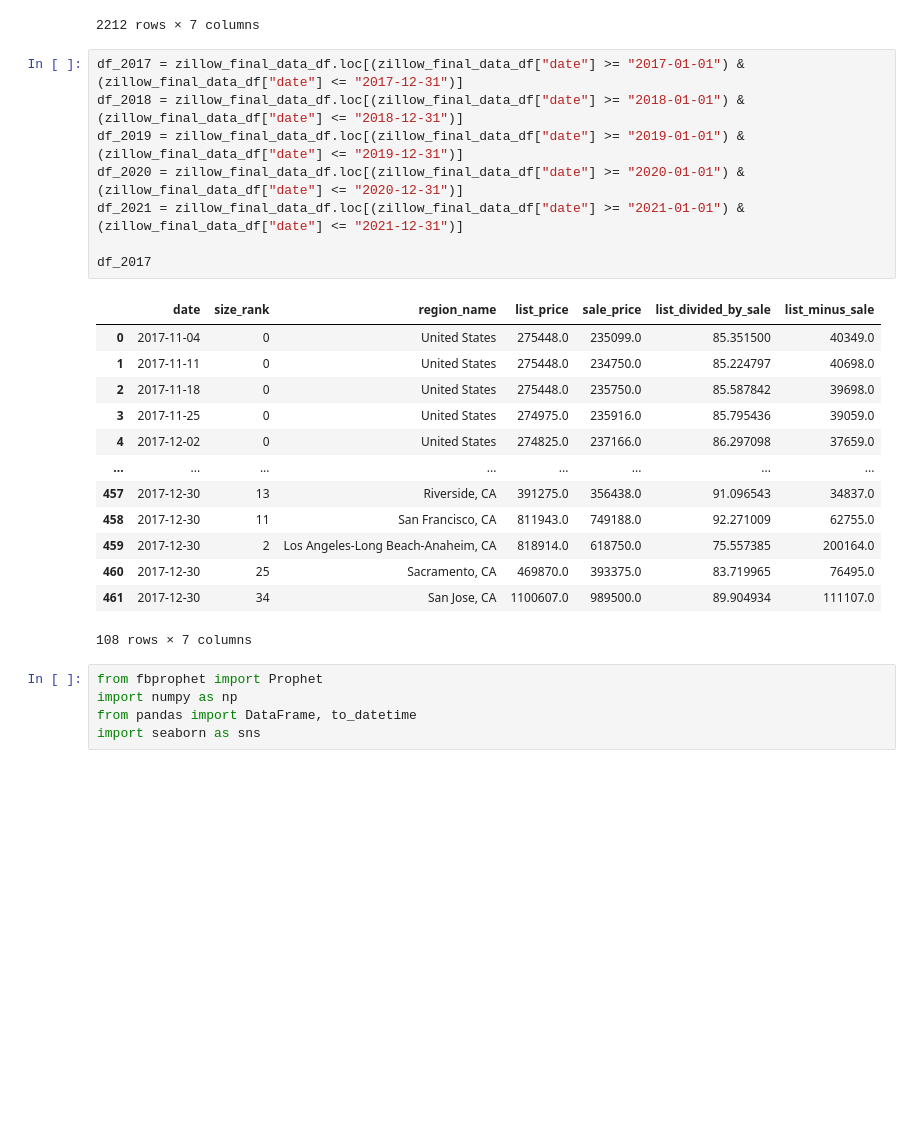
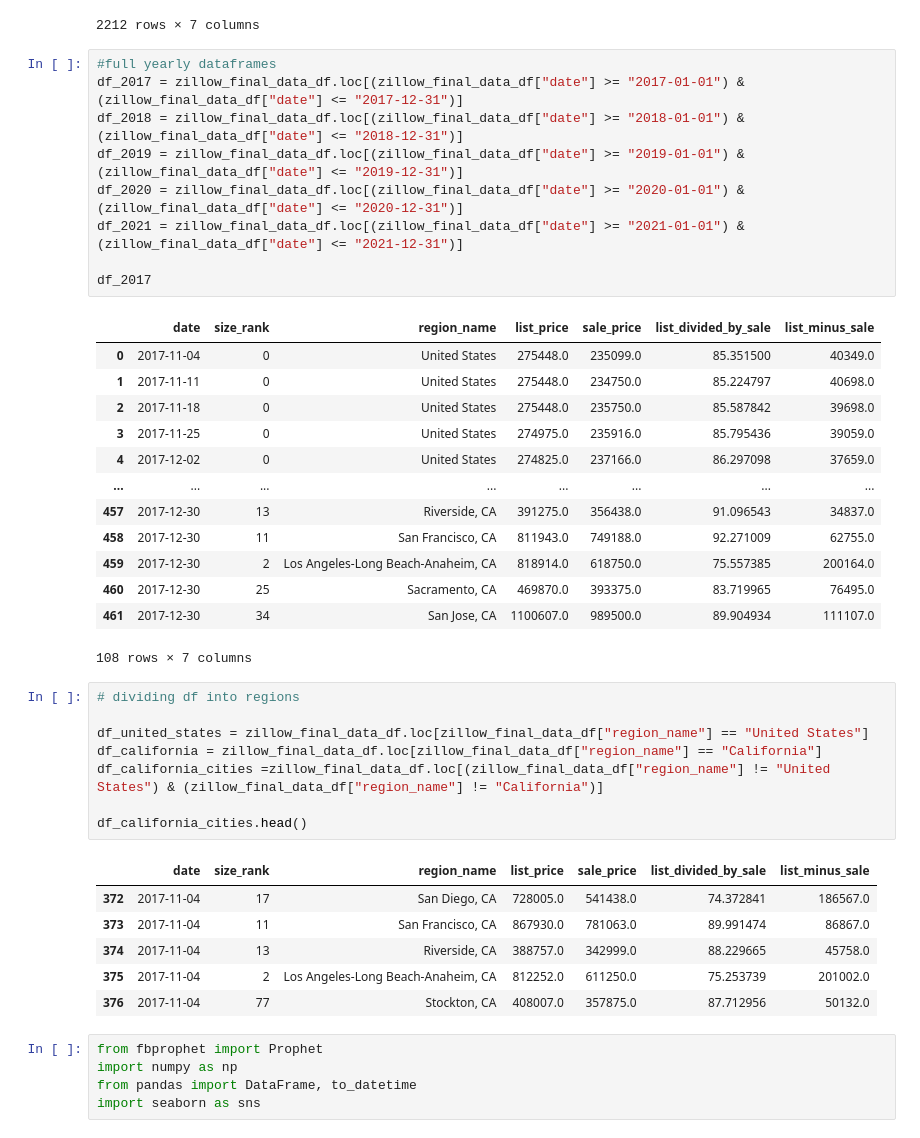
Before and after one commit to qklm/Zillow_Group_Project, a Jupyter notebook: zillow_final.ipynb, the cells around one changed output. Drawn from its saved outputs; the diff is of its cells as text; blank space fills up the shorter version.

```diff
--- a/zillow_final.ipynb
+++ b/zillow_final.ipynb
@@ -57,6 +57,7 @@ zillow_final_data_df
 | 2211 | 2021-05-22 | 34 | San Jose, CA | 1298972.0 | 1328250.0 | 102.253936 | -29278.0 |
 2212 rows × 7 columns
 # %%
+#full yearly dataframes
 df_2017 = zillow_final_data_df.loc[(zillow_final_data_df["date"] >= "2017-01-01") & (zillow_final_data_df["date"] <= "2017-12-31")]
 df_2018 = zillow_final_data_df.loc[(zillow_final_data_df["date"] >= "2018-01-01") & (zillow_final_data_df["date"] <= "2018-12-31")]
 df_2019 = zillow_final_data_df.loc[(zillow_final_data_df["date"] >= "2019-01-01") & (zillow_final_data_df["date"] <= "2019-12-31")]
@@ -78,6 +79,21 @@ df_2017
 | 460 | 2017-12-30 | 25 | Sacramento, CA | 469870.0 | 393375.0 | 83.719965 | 76495.0 |
 | 461 | 2017-12-30 | 34 | San Jose, CA | 1100607.0 | 989500.0 | 89.904934 | 111107.0 |
 108 rows × 7 columns
+# %%
+# dividing df into regions
+
+df_united_states = zillow_final_data_df.loc[zillow_final_data_df["region_name"] == "United States"]
+df_california = zillow_final_data_df.loc[zillow_final_data_df["region_name"] == "California"]
+df_california_cities =zillow_final_data_df.loc[(zillow_final_data_df["region_name"] != "United States") & (zillow_final_data_df["region_name"] != "California")]
+
+df_california_cities.head()
+# %% [output]
+|  | date | size_rank | region_name | list_price | sale_price | list_divided_by_sale | list_minus_sale |
+| 372 | 2017-11-04 | 17 | San Diego, CA | 728005.0 | 541438.0 | 74.372841 | 186567.0 |
+| 373 | 2017-11-04 | 11 | San Francisco, CA | 867930.0 | 781063.0 | 89.991474 | 86867.0 |
+| 374 | 2017-11-04 | 13 | Riverside, CA | 388757.0 | 342999.0 | 88.229665 | 45758.0 |
+| 375 | 2017-11-04 | 2 | Los Angeles-Long Beach-Anaheim, CA | 812252.0 | 611250.0 | 75.253739 | 201002.0 |
+| 376 | 2017-11-04 | 77 | Stockton, CA | 408007.0 | 357875.0 | 87.712956 | 50132.0 |
 # %%
 from fbprophet import Prophet
 import numpy as np
```
Also changed, not shown: parts of 2 cells of this notebook.
